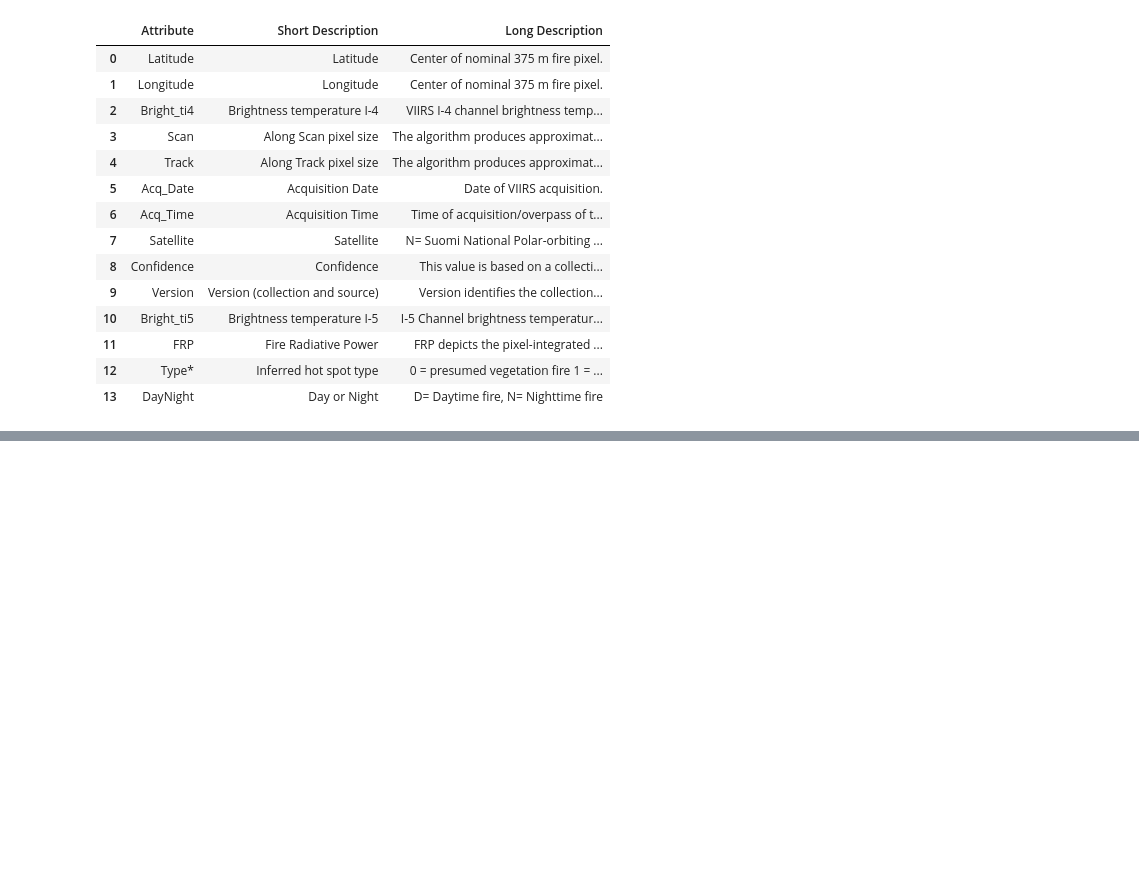
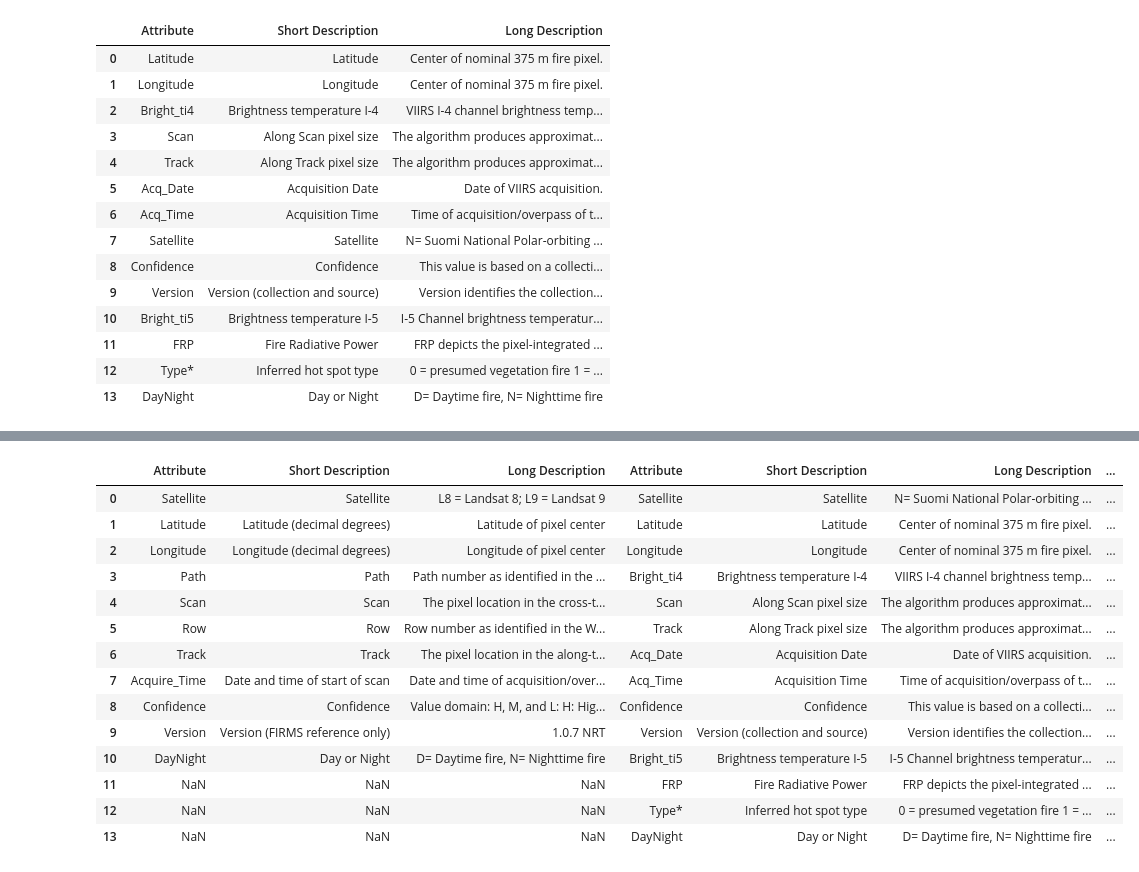
Before and after one commit to jessicafalcon/firms, a Jupyter notebook: API-FIRMS.ipynb, the cells around one changed output, grey strips where cells are left out. Cells and saved outputs as stored; diff of their text form; code cells hidden in the pictures; blank space fills up the shorter version.

```diff
--- a/API-FIRMS.ipynb
+++ b/API-FIRMS.ipynb
@@ -123,0 +173,26 @@ df_modis
+# %%
+concatenated_df = pd.concat([df_landsat, df_viirs, df_modis], axis=1)
+# %%
+row_0 = concatenated_df.iloc[7]
+# %%
+concatenated_df .drop(7, inplace=True)
+# %%
+concatenated_df = pd.concat([concatenated_df.iloc[:0], pd.DataFrame(row_0).T, concatenated_df.iloc[0:]]).reset_index(drop=True)
+# %%
+concatenated_df
+# %% [output]
+|  | Attribute | Short Description | Long Description | Attribute | Short Description | Long Description | ... |
+| 0 | Satellite | Satellite | L8 = Landsat 8; L9 = Landsat 9 | Satellite | Satellite | N= Suomi National Polar-orbiting ... | ... |
+| 1 | Latitude | Latitude (decimal degrees) | Latitude of pixel center | Latitude | Latitude | Center of nominal 375 m fire pixel. | ... |
+| 2 | Longitude | Longitude (decimal degrees) | Longitude of pixel center | Longitude | Longitude | Center of nominal 375 m fire pixel. | ... |
+| 3 | Path | Path | Path number as identified in the ... | Bright_ti4 | Brightness temperature I-4 | VIIRS I-4 channel brightness temp... | ... |
+| 4 | Scan | Scan | The pixel location in the cross-t... | Scan | Along Scan pixel size | The algorithm produces approximat... | ... |
+| 5 | Row | Row | Row number as identified in the W... | Track | Along Track pixel size | The algorithm produces approximat... | ... |
+| 6 | Track | Track | The pixel location in the along-t... | Acq_Date | Acquisition Date | Date of VIIRS acquisition. | ... |
+| 7 | Acquire_Time | Date and time of start of scan | Date and time of acquisition/over... | Acq_Time | Acquisition Time | Time of acquisition/overpass of t... | ... |
+| 8 | Confidence | Confidence | Value domain: H, M, and L: H: Hig... | Confidence | Confidence | This value is based on a collecti... | ... |
+| 9 | Version | Version (FIRMS reference only) | 1.0.7 NRT | Version | Version (collection and source) | Version identifies the collection... | ... |
+| 10 | DayNight | Day or Night | D= Daytime fire, N= Nighttime fire | Bright_ti5 | Brightness temperature I-5 | I-5 Channel brightness temperatur... | ... |
+| 11 | NaN | NaN | NaN | FRP | Fire Radiative Power | FRP depicts the pixel-integrated ... | ... |
+| 12 | NaN | NaN | NaN | Type* | Inferred hot spot type | 0 = presumed vegetation fire 1 = ... | ... |
+| 13 | NaN | NaN | NaN | DayNight | Day or Night | D= Daytime fire, N= Nighttime fire | ... |
```
Also changed, not shown: parts of 44 cells of this notebook.
